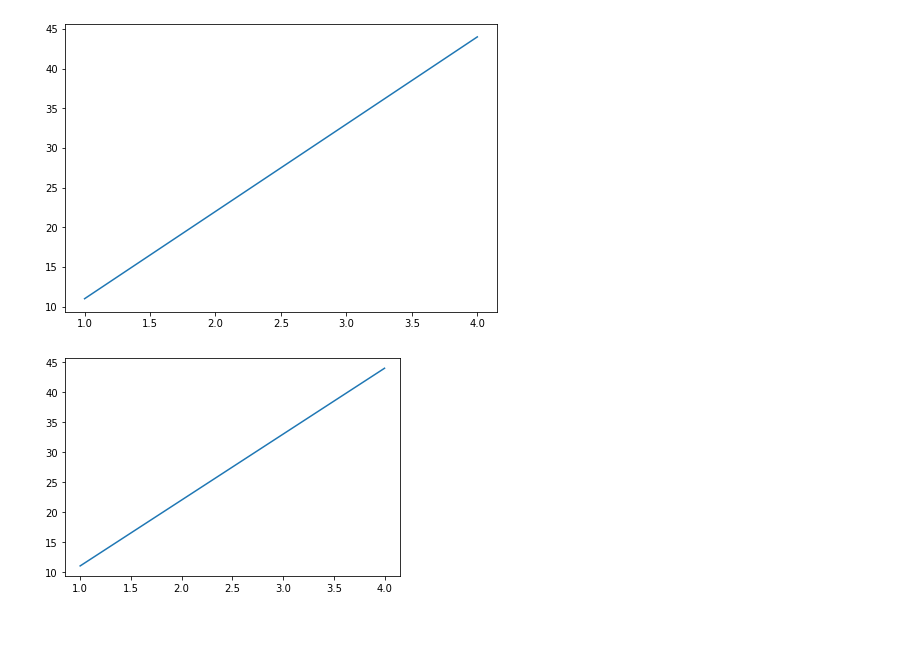
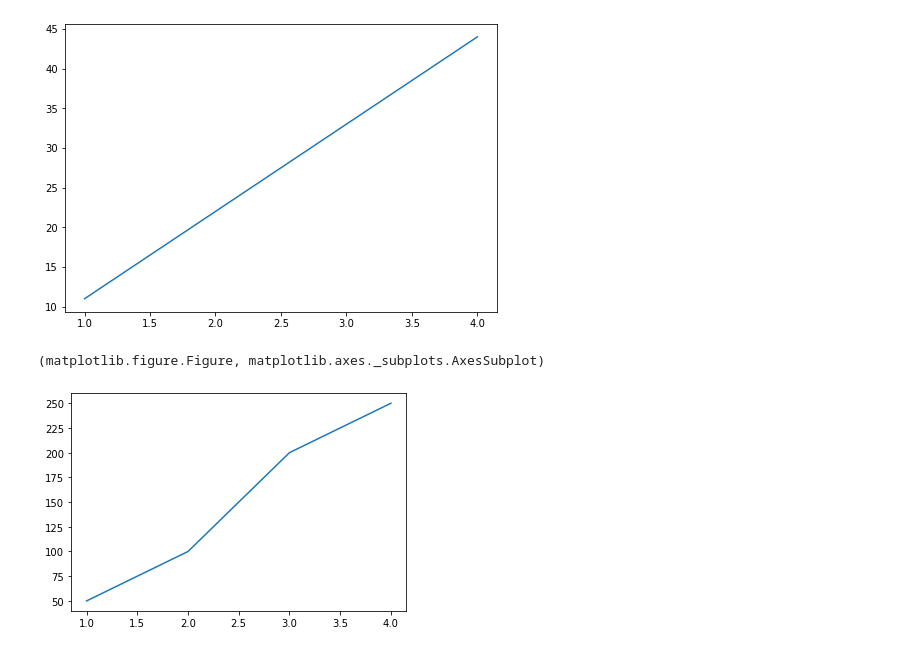
Before and after one commit to caxefaizan/S3_bucket_manipulation, a Jupyter notebook: intro to matplotlib.ipynb, the cells around one changed output. Drawn from its saved outputs; the diff is of its cells as text; code cells hidden in the pictures.

```diff
--- a/intro to matplotlib.ipynb
+++ b/intro to matplotlib.ipynb
@@ -40,6 +42,8 @@ plt.show()
 # %%
 #3rd method (ercommended)
 fig,ax =plt.subplots()
-ax.plot(x,y);
+ax.plot(x,[50,100,200,250]);
+type(fig),type(ax)
 # %% [output]
+(matplotlib.figure.Figure, matplotlib.axes._subplots.AxesSubplot)
-[figure, old version]
+[figure, new version]
```
Also changed, not shown: parts of 7 cells of this notebook, 2 other files.
